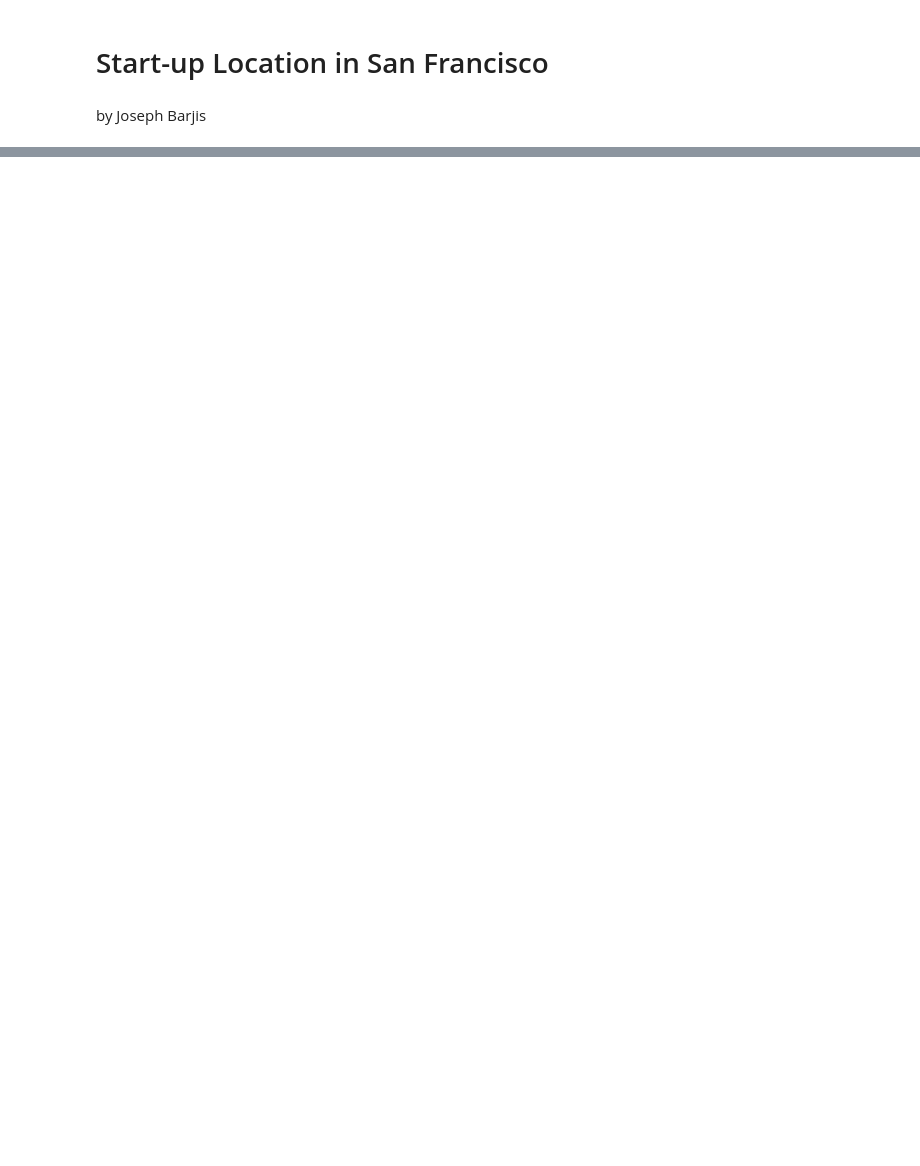
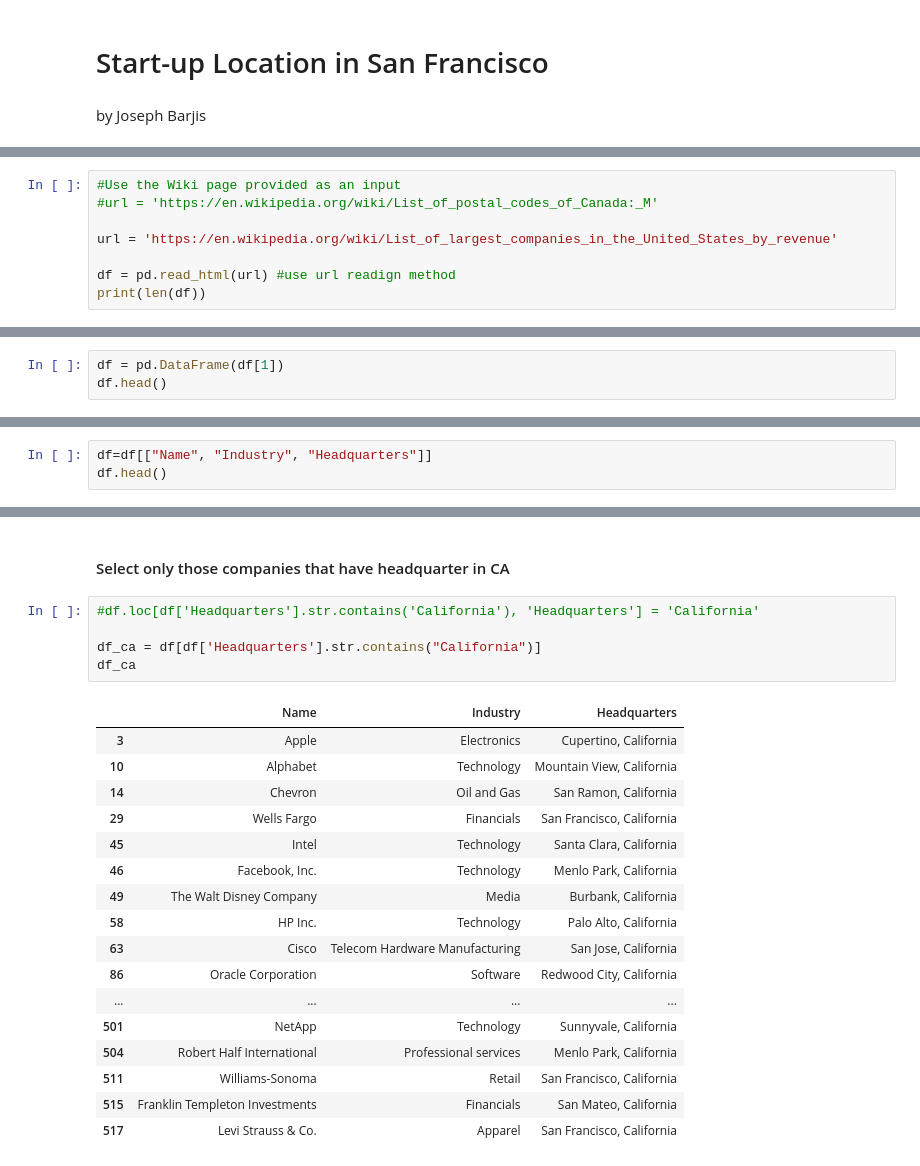
Before and after one commit to jbarjis/Coursera_Capstone, a Jupyter notebook: CapstoneFinal.ipynb, the cells around one changed output, grey strips where cells are left out. Drawn from its saved outputs; the diff is of its cells as text; blank space fills up the shorter version.

```diff
--- a/CapstoneFinal.ipynb
+++ b/CapstoneFinal.ipynb
@@ -27,0 +117,8 @@ This exploration of locations should help me to recommend the right location for
+# %%
+#Use the Wiki page provided as an input
+#url = 'https://en.wikipedia.org/wiki/List_of_postal_codes_of_Canada:_M'
+
+url = 'https://en.wikipedia.org/wiki/List_of_largest_companies_in_the_United_States_by_revenue'
+
+df = pd.read_html(url) #use url readign method
+print(len(df))
@@ -27,0 +127,3 @@ This exploration of locations should help me to recommend the right location for
+# %%
+df = pd.DataFrame(df[1])
+df.head()
@@ -27,0 +143,3 @@ This exploration of locations should help me to recommend the right location for
+# %%
+df=df[["Name", "Industry", "Headquarters"]]
+df.head()
@@ -27,0 +167,25 @@ This exploration of locations should help me to recommend the right location for
+# %% [markdown]
+#### Select only those companies that have headquarter in CA
+# %%
+#df.loc[df['Headquarters'].str.contains('California'), 'Headquarters'] = 'California'
+
+df_ca = df[df['Headquarters'].str.contains("California")]
+df_ca
+# %% [output]
+|  | Name | Industry | Headquarters |
+| 3 | Apple | Electronics | Cupertino, California |
+| 10 | Alphabet | Technology | Mountain View, California |
+| 14 | Chevron | Oil and Gas | San Ramon, California |
+| 29 | Wells Fargo | Financials | San Francisco, California |
+| 45 | Intel | Technology | Santa Clara, California |
+| 46 | Facebook, Inc. | Technology | Menlo Park, California |
+| 49 | The Walt Disney Company | Media | Burbank, California |
+| 58 | HP Inc. | Technology | Palo Alto, California |
+| 63 | Cisco | Telecom Hardware Manufacturing | San Jose, California |
+| 86 | Oracle Corporation | Software | Redwood City, California |
+| ... | ... | ... | ... |
+| 501 | NetApp | Technology | Sunnyvale, California |
+| 504 | Robert Half International | Professional services | Menlo Park, California |
+| 511 | Williams-Sonoma | Retail | San Francisco, California |
+| 515 | Franklin Templeton Investments | Financials | San Mateo, California |
+| 517 | Levi Strauss & Co. | Apparel | San Francisco, California |
```
Also changed, not shown: parts of 62 cells of this notebook.
